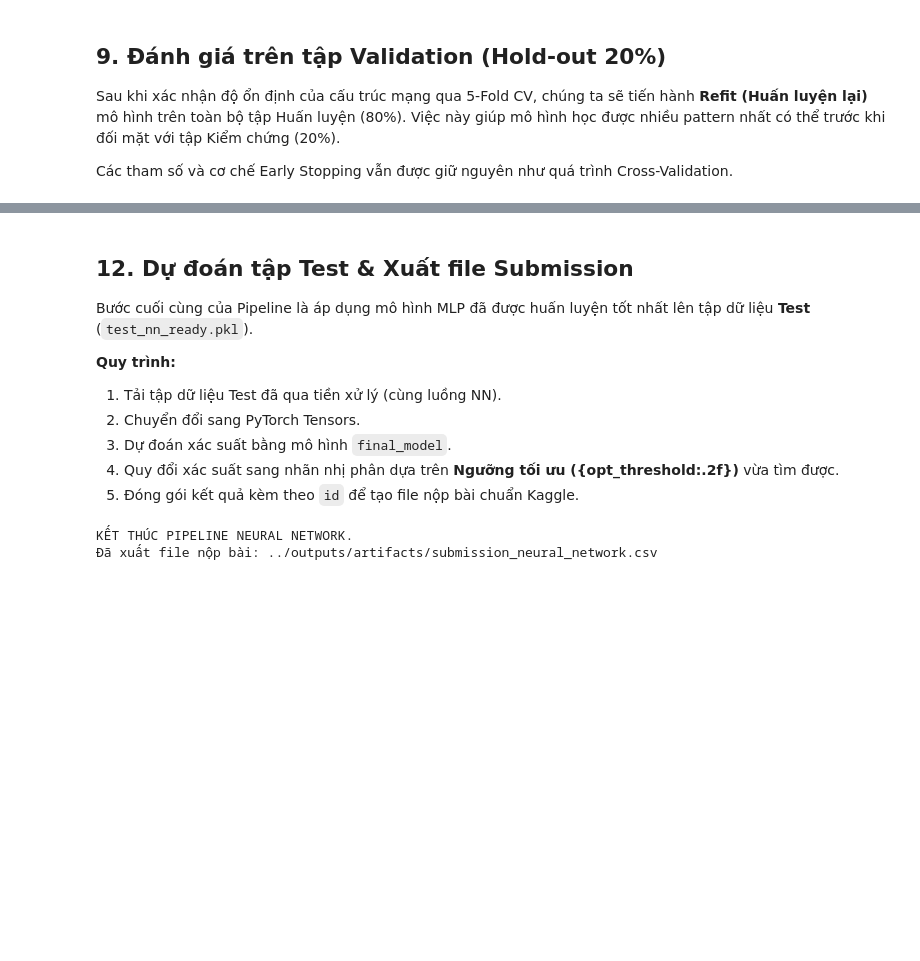
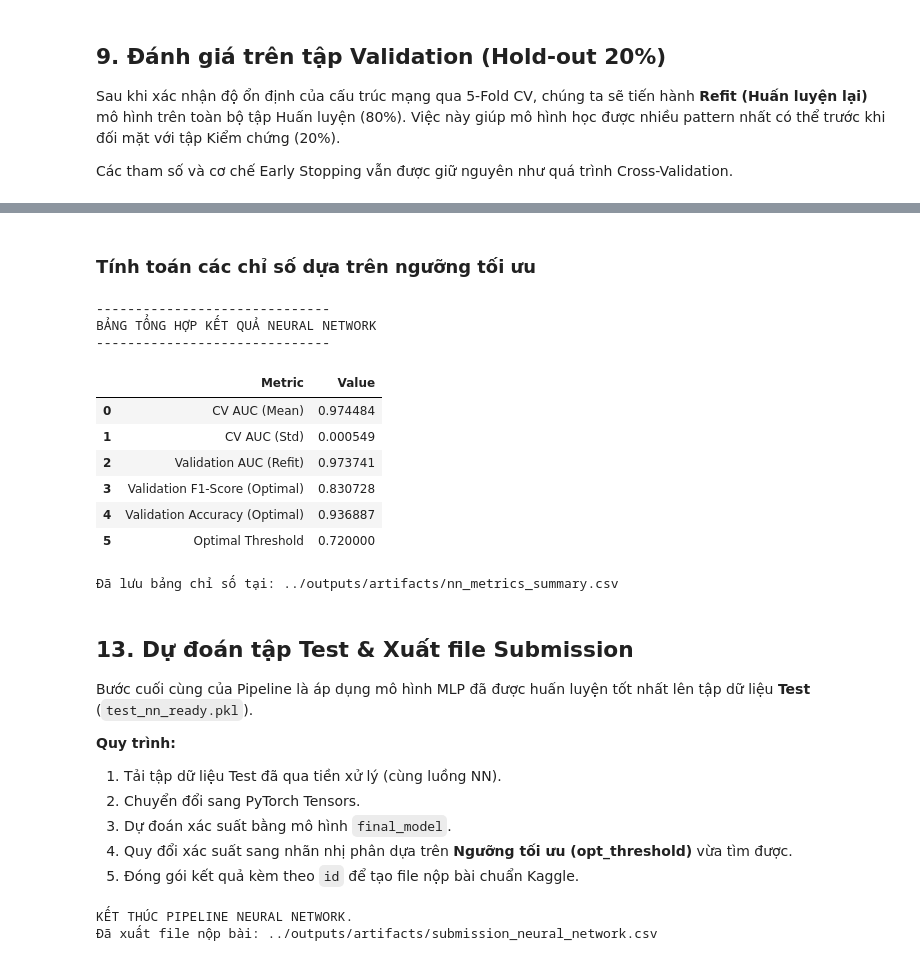
Before and after one commit to s4lt1f0l/Exploring-Mental-Health-Data, a Jupyter notebook: notebooks/05_neural_network.ipynb, the cells around one changed output, grey strips where cells are left out. Cells and saved outputs as stored; diff of their text form; code cells hidden in the pictures; blank space fills up the shorter version.

Commit message:
feat: update neural network

```diff
--- a/notebooks/05_neural_network.ipynb
+++ b/notebooks/05_neural_network.ipynb
@@ -612,5 +743,58 @@ F1-Score cao nhất đạt được      : 0.8309
+# %% [markdown]
+### Tính toán các chỉ số dựa trên ngưỡng tối ưu
+# %%
+val_accuracy_opt = accuracy_score(y_val, val_preds_opt)
+val_f1_opt = f1_score(y_val, val_preds_opt)
+val_auc_refit = roc_auc_score(y_val, val_probs_nn)
+
+cv_auc_mean = np.mean(cv_auc_scores)
+cv_auc_std = np.std(cv_auc_scores)
+
+# Tạo bảng tổng hợp
+metrics_summary = {
+    'Metric': [
+        'CV AUC (Mean)',
+        'CV AUC (Std)',
+        'Validation AUC (Refit)',
+        'Validation F1-Score (Optimal)',
+        'Validation Accuracy (Optimal)',
+        'Optimal Threshold'
+    ],
+    'Value': [
+        cv_auc_mean,
+        cv_auc_std,
+        val_auc_refit,
+        val_f1_opt,
+        val_accuracy_opt,
+        opt_threshold
+    ]
+}
+
+df_metrics = pd.DataFrame(metrics_summary)
+
+# Lưu xuống file CSV
+metrics_file_path = f"{OUTPUT_DIR}/nn_metrics_summary.csv"
+df_metrics.to_csv(metrics_file_path, index=False)
+
+print("-" * 30)
+print("BẢNG TỔNG HỢP KẾT QUẢ NEURAL NETWORK")
+print("-" * 30)
+display(df_metrics)
+print(f"\nĐã lưu bảng chỉ số tại: {metrics_file_path}")
+# %% [output]
+------------------------------
+BẢNG TỔNG HỢP KẾT QUẢ NEURAL NETWORK
+------------------------------
+|  | Metric | Value |
+| 0 | CV AUC (Mean) | 0.974484 |
+| 1 | CV AUC (Std) | 0.000549 |
+| 2 | Validation AUC (Refit) | 0.973741 |
+| 3 | Validation F1-Score (Optimal) | 0.830728 |
+| 4 | Validation Accuracy (Optimal) | 0.936887 |
+| 5 | Optimal Threshold | 0.720000 |
+Đã lưu bảng chỉ số tại: ../outputs/artifacts/nn_metrics_summary.csv
 # %% [markdown]
-## 12. Dự đoán tập Test & Xuất file Submission
+## 13. Dự đoán tập Test & Xuất file Submission
 
 Bước cuối cùng của Pipeline là áp dụng mô hình MLP đã được huấn luyện tốt nhất lên tập dữ liệu **Test** (`test_nn_ready.pkl`).
 
@@ -618,7 +802,7 @@ Bước cuối cùng của Pipeline là áp dụng mô hình MLP đã được h
 1. Tải tập dữ liệu Test đã qua tiền xử lý (cùng luồng NN).
 2. Chuyển đổi sang PyTorch Tensors.
 3. Dự đoán xác suất bằng mô hình `final_model`.
-4. Quy đổi xác suất sang nhãn nhị phân dựa trên **Ngưỡng tối ưu ({opt_threshold:.2f})** vừa tìm được.
+4. Quy đổi xác suất sang nhãn nhị phân dựa trên **Ngưỡng tối ưu (opt_threshold)** vừa tìm được.
 5. Đóng gói kết quả kèm theo `id` để tạo file nộp bài chuẩn Kaggle.
 # %%
 test_df = pd.read_csv(f"../data/raw/test.csv")
```
Also changed, not shown: parts of 15 cells of this notebook.
